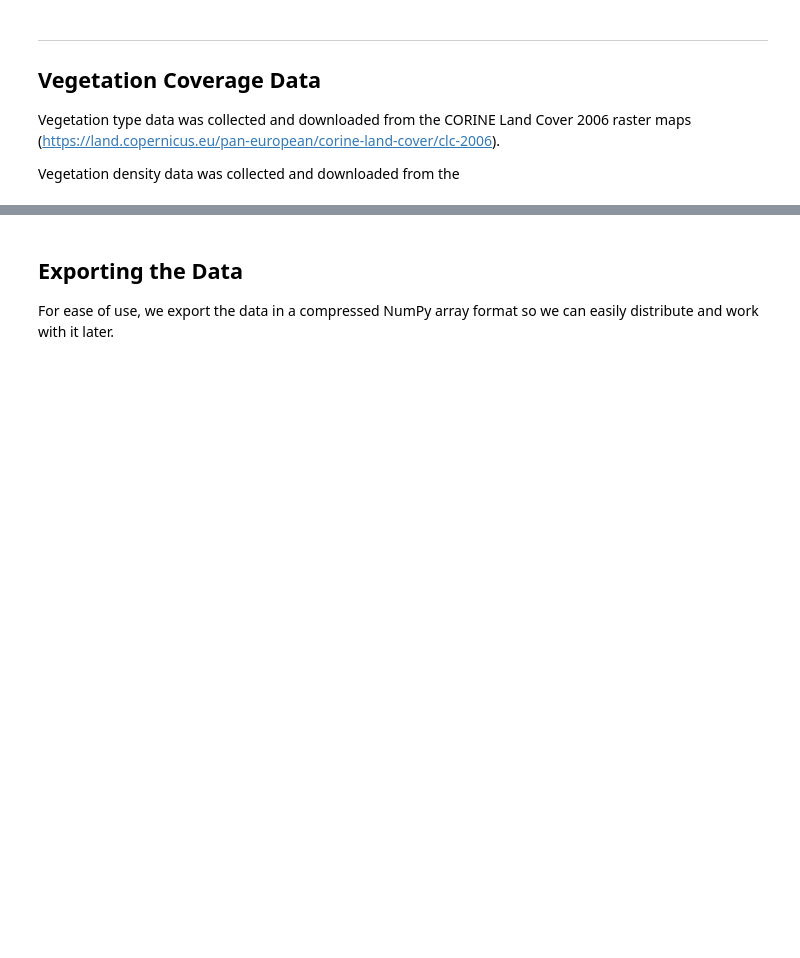
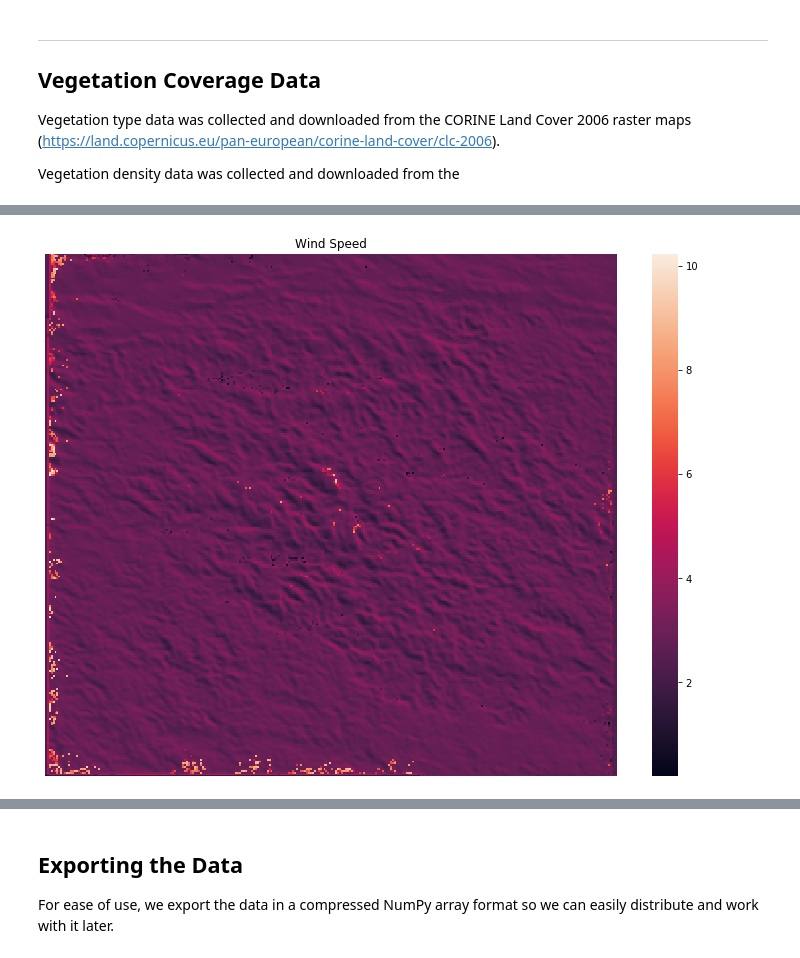
Before and after one commit to thearchitector/wind-and-fire, a Jupyter notebook: code/data.ipynb, the cells around one changed output, grey strips where cells are left out. Cells and saved outputs as stored; diff of their text form; code cells hidden in the pictures; blank space fills up the shorter version.

```diff
--- a/code/data.ipynb
+++ b/code/data.ipynb
@@ -158,0 +161,32 @@ plt.show()
+# %%
+SIMULATION_RUNS = 46
+SPD = "wsp.spd"
+DIR = "waz.dir"
+
+wind_speeds = np.empty((SIMULATION_RUNS, CAS_HEIGHT, CAS_WIDTH))
+wind_dirs = np.empty((SIMULATION_RUNS, CAS_HEIGHT, CAS_WIDTH))
+hr = 13
+dy = 18
+
+for t in range(SIMULATION_RUNS):
+    fn = f'../data/gridded_windninja/07_{dy}_2012_{hr:02d}00_'
+
+    with open(f'{fn}{SPD}') as f:
+        lines = [line.rstrip('\n') for line in f][6:]
+        for r in range(len(lines)): wind_speeds[t, r, :] = np.fromstring(lines[r], sep=' ')
+
+    with open(f'{fn}{DIR}') as f:
+        lines = [line.rstrip('\n') for line in f][6:]
+        for r in range(len(lines)): wind_dirs[t, r, :] = np.fromstring(lines[r], sep=' ')
+
+    hr = (hr + 1) % 24
+    if hr == 0: dy += 1
+# %%
+plt.figure(figsize=(12.8, 9.6))
+ax = sns.heatmap(wind_speeds[0, :, :])
+ax.invert_yaxis()
+plt.axis(False)
+plt.title("Wind Speed")
+plt.show()
+# %% [output]
+[figure, added]
```
Also changed, not shown: parts of 12 cells of this notebook, 1 other file.
